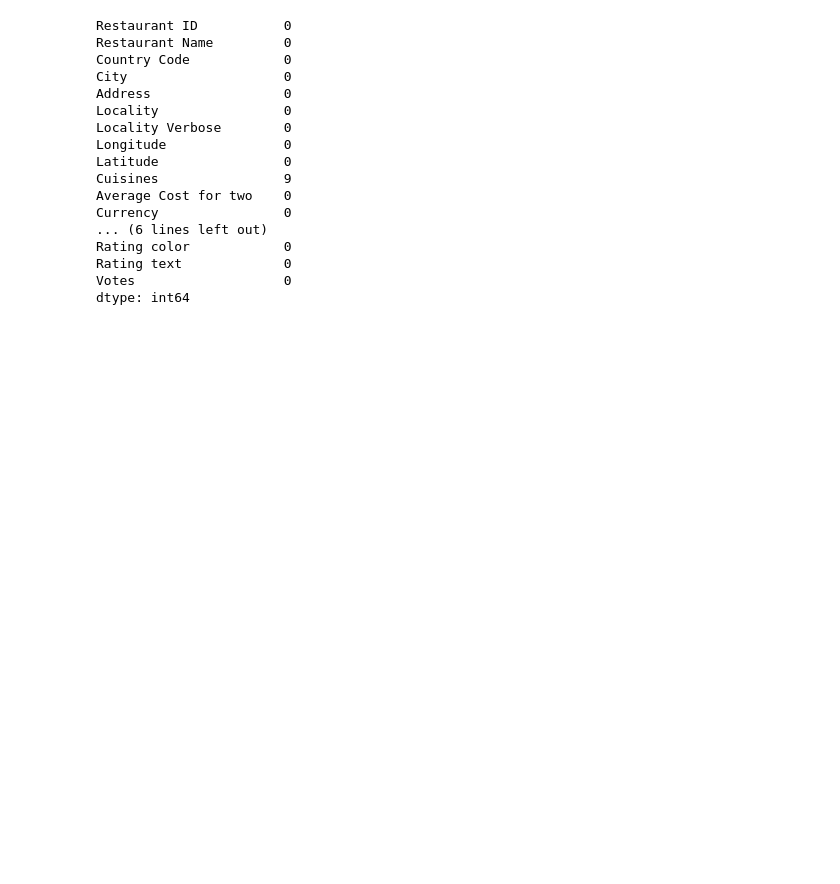
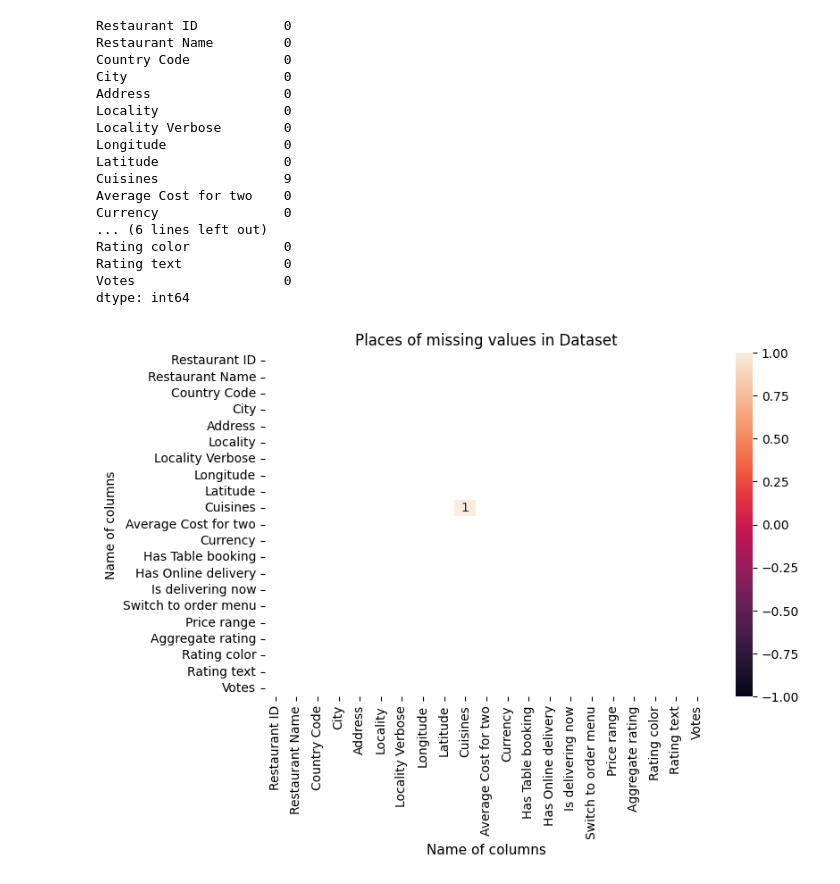
Before and after one commit to Aman811630/Data-Science-Internship-at-Cognifyz-Technologies, a Jupyter notebook: Conifyz_Data_Science_Internship_By_Aman_Singh.ipynb, the cells around one changed output. Cells and saved outputs as stored; diff of their text form; code cells hidden in the pictures; blank space fills up the shorter version.

```diff
--- a/Conifyz_Data_Science_Internship_By_Aman_Singh.ipynb
+++ b/Conifyz_Data_Science_Internship_By_Aman_Singh.ipynb
@@ -75,3 +89,20 @@ Rating color            0
 Rating text             0
 Votes                   0
 dtype: int64
+# %%
+# Visualizing the missing values
+# Checking Null Value by Plotting Heatmap
+
+# Set the plot size
+plt.figure(figsize = (8,5))
+
+# Create the figure object
+sns.heatmap(df.isnull().corr(), vmin=-1, annot= True)
+
+# Setting  labels
+plt.xlabel('Name of columns', fontsize=11)
+plt.ylabel('Name of columns', fontsize=10)
+plt.title('Places of missing values in Dataset', fontsize=12)
+plt.show() # To show
+# %% [output]
+[figure, added]
```
Also changed, not shown: parts of 47 cells of this notebook.
